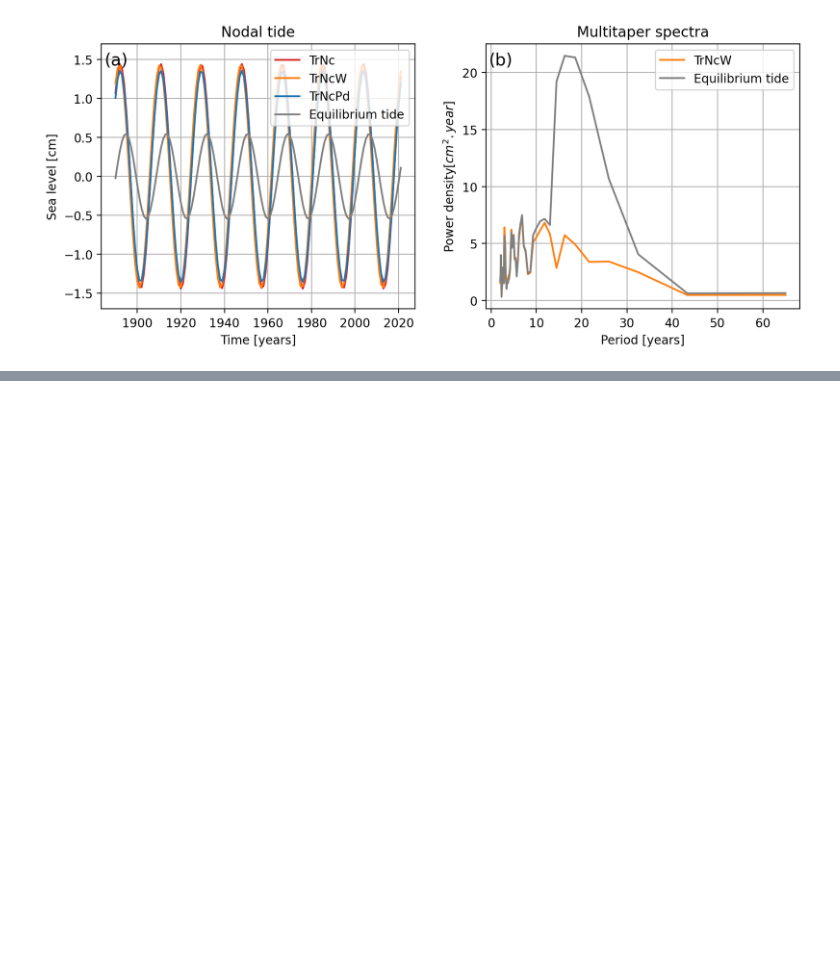
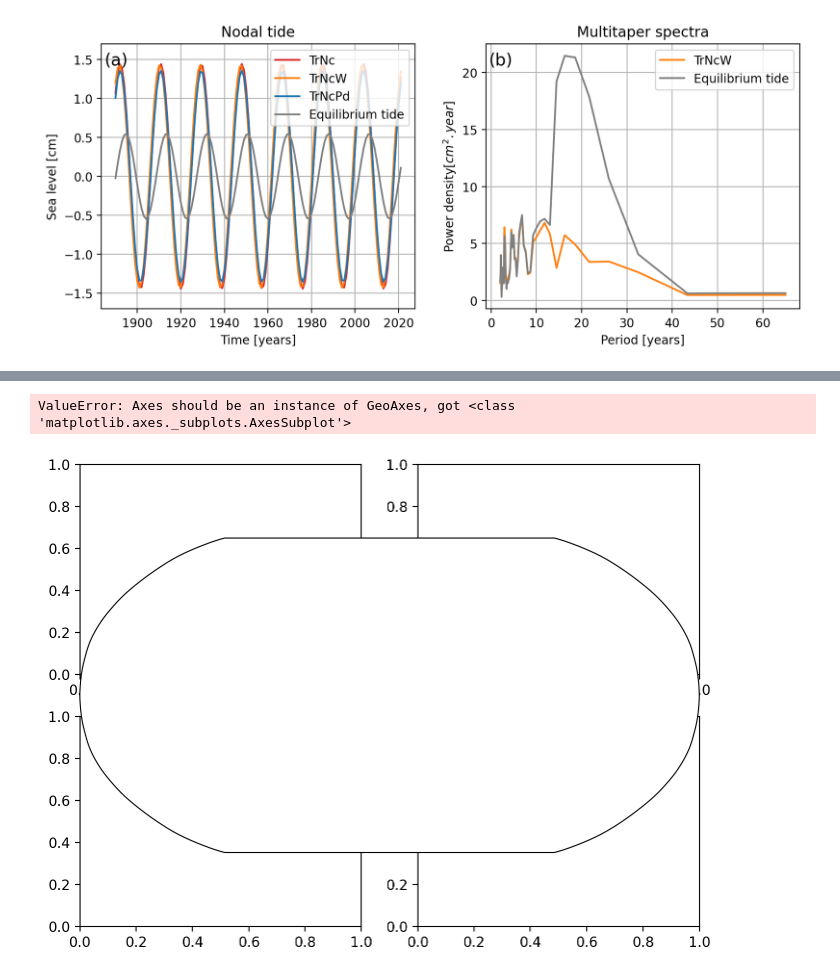
Before and after one commit to KNMI-sealevel/NetherlandsSeaLevelAcceleration, a Jupyter notebook: figures.ipynb, the cells around one changed output, grey strips where cells are left out. Drawn from its saved outputs; the diff is of its cells as text; code cells hidden in the pictures; blank space fills up the shorter version.

```diff
--- a/figures.ipynb
+++ b/figures.ipynb
@@ -326,0 +385,4 @@ plt.savefig(f'./figures/{region}/NodalTide.pdf', dpi=150)
+# %%
+# Import SST results
+import xarray as xr
+results_cobesst = xr.open_dataset('./outputs/cobe_sst.nc')
@@ -326,0 +424,40 @@ plt.savefig(f'./figures/{region}/NodalTide.pdf', dpi=150)
+# %%
+import cartopy.crs as ccrs
+
+fig, ax = plt.subplots(2, 2, figsize=(8,6)) #14, 10
+
+colors = ['tab:green', 'tab:red', 'tab:orange', 'tab:blue']
+
+
+# Panel 1
+plt.axes(projection=ccrs.Robinson(central_longitude=-45))
+#ax[0,0].coastlines()
+cmap = 'RdBu_r'
+results_cobesst.r.sel(wind_model = 'NearestPointAverage2').plot(ax=ax[0,0], transform=ccrs.PlateCarree(), vmax = 0.7, cmap = cmap, add_colorbar=False)
+
+# Panel 2
+
+
+
+# Panel 3
+
+
+
+# Panel 4
+
+
+
+
+
+for idx in range(2,4):
+    ax.flat[idx].text(0.01, 0.92, panels[idx],
+                      transform=ax.flat[idx].transAxes, size=14)
+    ax.flat[idx].grid(True)
+
+fig.tight_layout()
+fig.align_ylabels()
+
+plt.savefig(f'./figures/WindSST.pdf', dpi=150)
+# %% [output]
+ValueError: Axes should be an instance of GeoAxes, got <class 'matplotlib.axes._subplots.AxesSubplot'>
+[figure, added]
```
Also changed, not shown: parts of 10 cells of this notebook, 11 other files.
